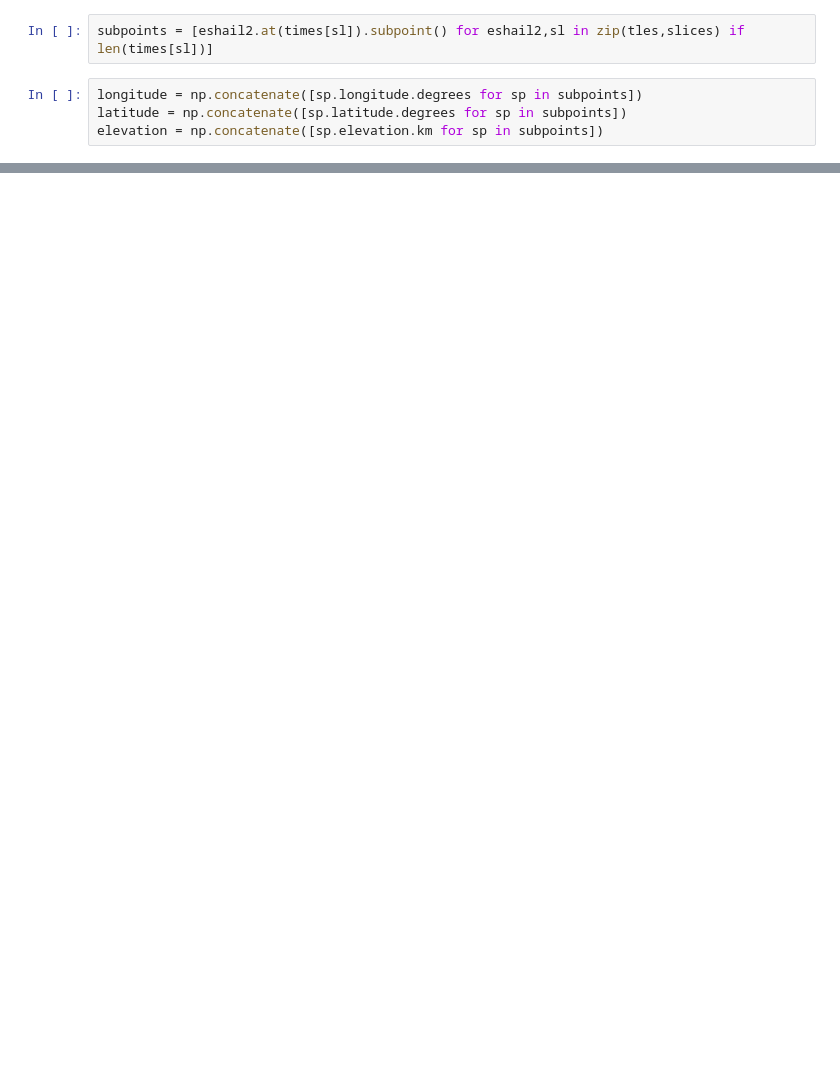
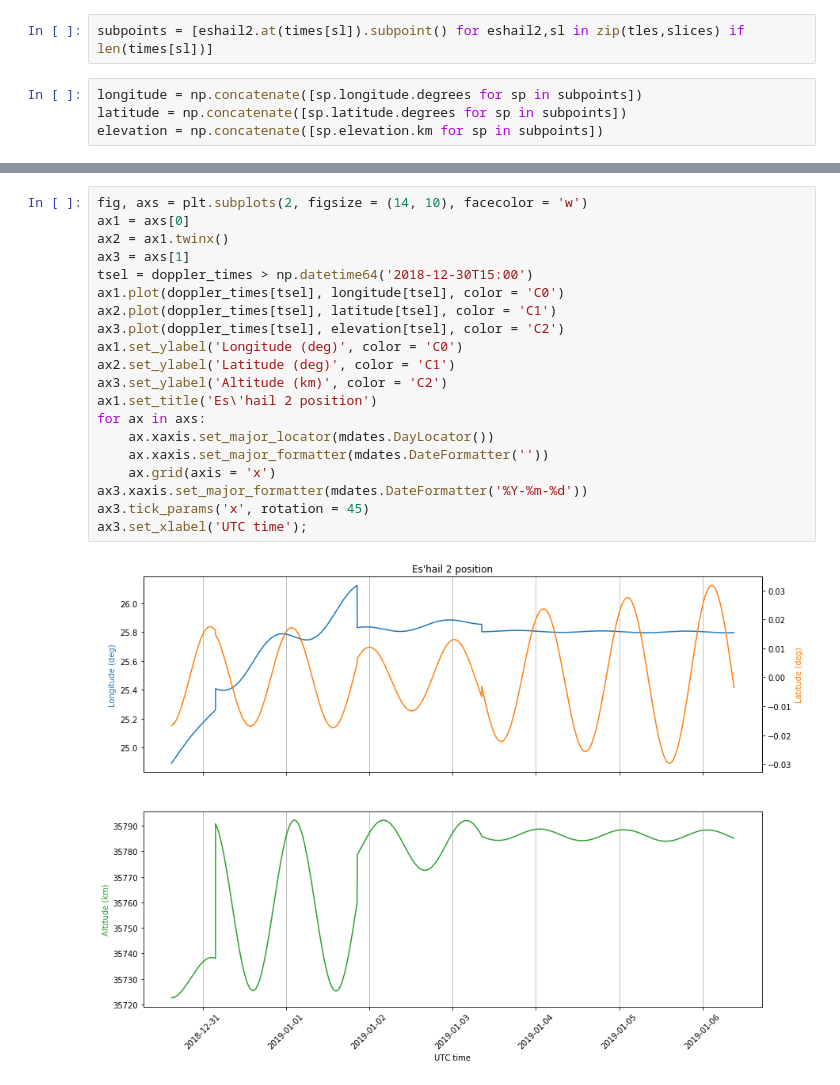
Before and after one commit to daniestevez/jupyter_notebooks, a Jupyter notebook: eshail2/Doppler analysis.ipynb, the cells around one changed output, grey strips where cells are left out. Drawn from its saved outputs; the diff is of its cells as text; blank space fills up the shorter version.

```diff
--- a/eshail2/Doppler analysis.ipynb
+++ b/eshail2/Doppler analysis.ipynb
@@ -195,0 +207,22 @@ ax3.set_xlabel('UTC time');
+# %%
+fig, axs = plt.subplots(2, figsize = (14, 10), facecolor = 'w')
+ax1 = axs[0]
+ax2 = ax1.twinx()
+ax3 = axs[1]
+tsel = doppler_times > np.datetime64('2018-12-30T15:00')
+ax1.plot(doppler_times[tsel], longitude[tsel], color = 'C0')
+ax2.plot(doppler_times[tsel], latitude[tsel], color = 'C1')
+ax3.plot(doppler_times[tsel], elevation[tsel], color = 'C2')
+ax1.set_ylabel('Longitude (deg)', color = 'C0')
+ax2.set_ylabel('Latitude (deg)', color = 'C1')
+ax3.set_ylabel('Altitude (km)', color = 'C2')
+ax1.set_title('Es\'hail 2 position')
+for ax in axs:
+    ax.xaxis.set_major_locator(mdates.DayLocator())
+    ax.xaxis.set_major_formatter(mdates.DateFormatter(''))
+    ax.grid(axis = 'x')
+ax3.xaxis.set_major_formatter(mdates.DateFormatter('%Y-%m-%d'))
+ax3.tick_params('x', rotation = 45)
+ax3.set_xlabel('UTC time');
+# %% [output]
+[figure, added]
```
Also changed, not shown: parts of 9 cells of this notebook, 2 other files.
